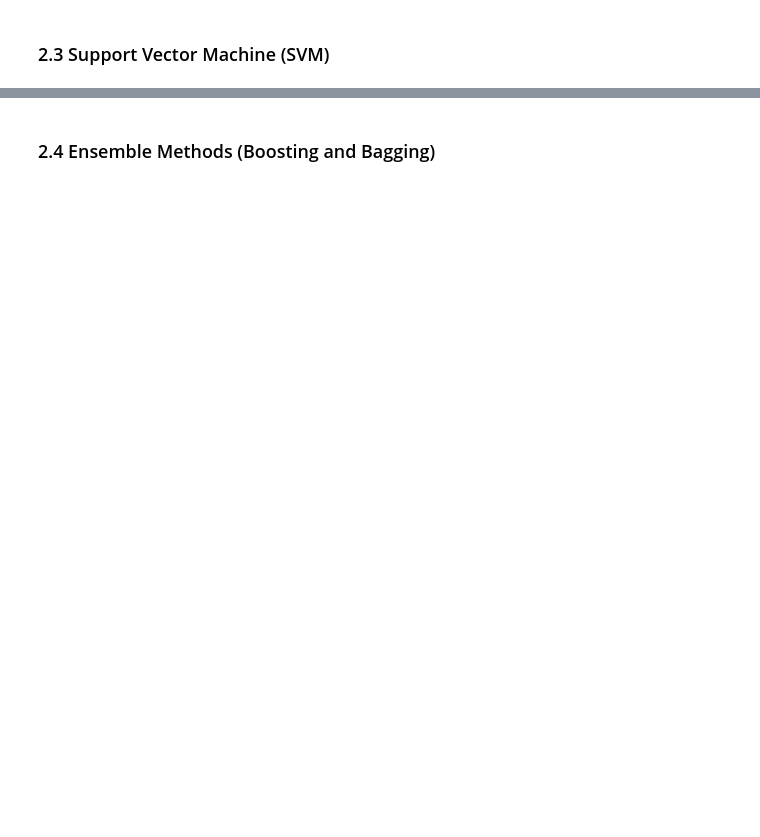
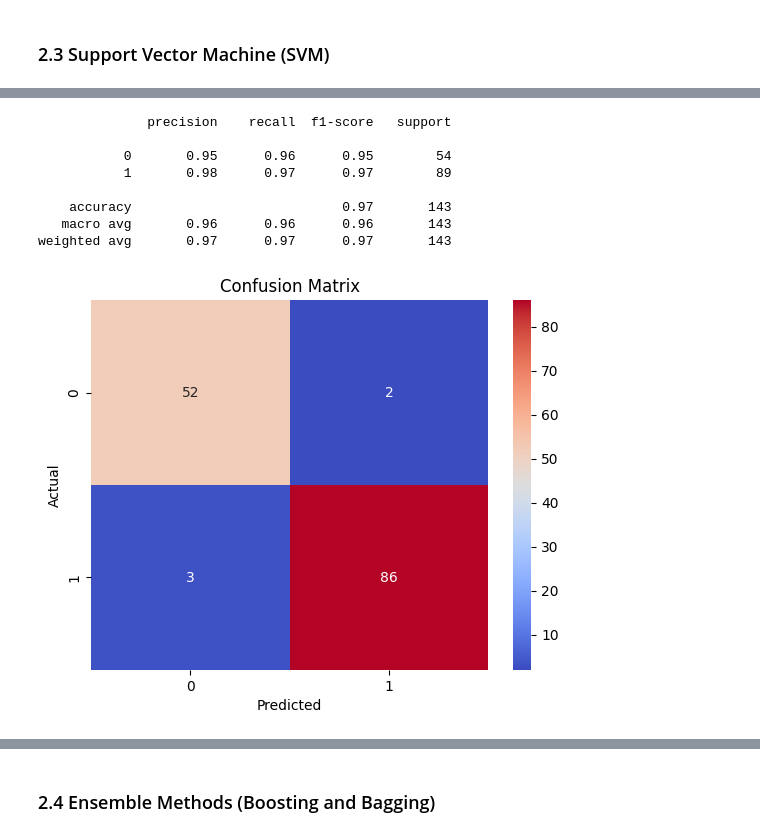
Before and after one commit to Mohammed-Abed-Alkareem/ML-Algorithms-Evaluation, a Jupyter notebook: AssignmentFiles/assignment.ipynb, the cells around one changed output, grey strips where cells are left out. Saved outputs shown, nothing was run; the diff lists cells and outputs as text; code cells hidden in the pictures; blank space fills up the shorter version.

```diff
--- a/AssignmentFiles/assignment.ipynb
+++ b/AssignmentFiles/assignment.ipynb
@@ -230,0 +392,31 @@ if len(set(y_test)) == 2:  # Ensure it's binary classification
+# %%
+
+# Train with the best parameters
+svc = SVC(kernel='linear', C=10)
+
+svc.fit(X_train, y_train)
+
+# Test on the test set
+y_pred = svc.predict(X_test)
+
+# Get full report
+print(classification_report(y_test, y_pred))
+
+# Confusion matrix plot
+
+cm = confusion_matrix(y_test, y_pred)
+sns.heatmap(cm, annot=True, fmt='d', cmap='coolwarm')
+plt.xlabel('Predicted')
+plt.ylabel('Actual')
+plt.title('Confusion Matrix')
+plt.show()
+# %% [output]
+              precision    recall  f1-score   support
+
+           0       0.95      0.96      0.95        54
+           1       0.98      0.97      0.97        89
+
+    accuracy                           0.97       143
+   macro avg       0.96      0.96      0.96       143
+weighted avg       0.97      0.97      0.97       143
+[figure, added]
```
Also changed, not shown: parts of 13 cells of this notebook.
